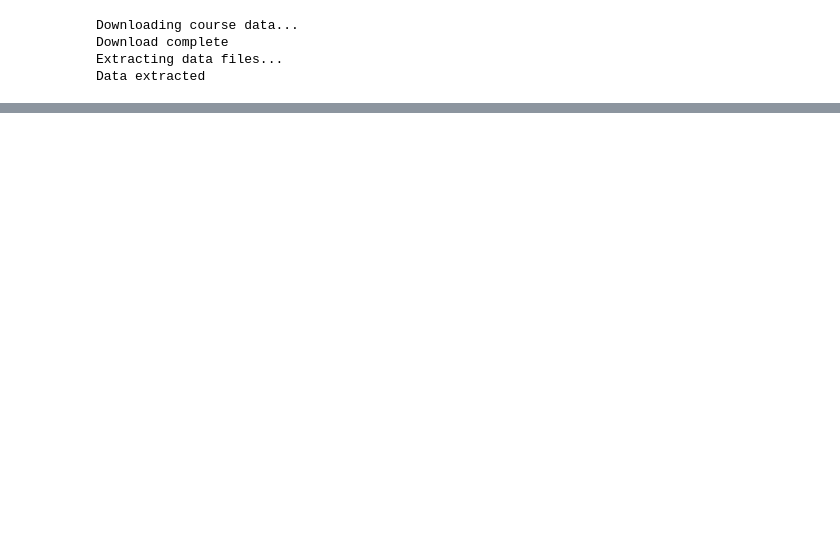
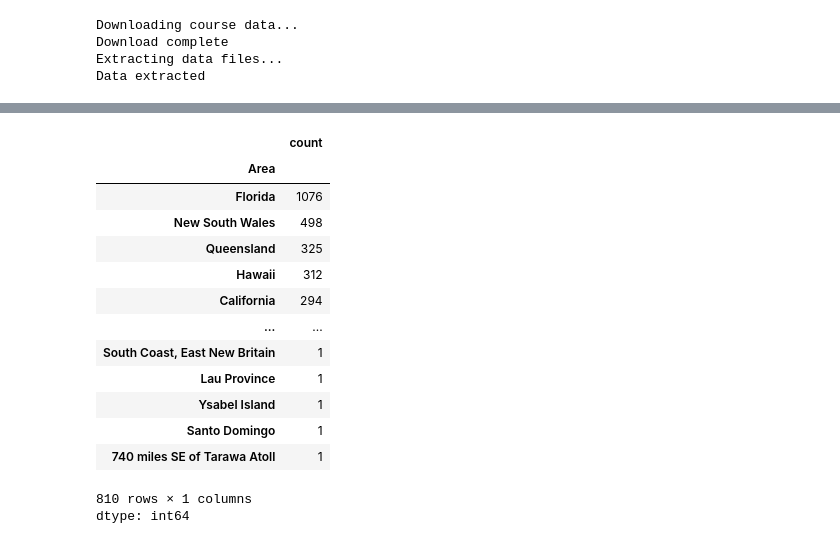
Before and after one commit to NickLarsonUVA/scratchpad, a Jupyter notebook: Inclass_1_20.ipynb, the cells around one changed output, grey strips where cells are left out. Drawn from its saved outputs; the diff is of its cells as text; code cells hidden in the pictures; blank space fills up the shorter version.

```diff
--- a/Inclass_1_20.ipynb
+++ b/Inclass_1_20.ipynb
@@ -48,0 +97,18 @@ Data extracted
+# %%
+df['Area'].value_counts()
+# %% [output]
+|  | count |
+| Area |  |
+| Florida | 1076 |
+| New South Wales | 498 |
+| Queensland | 325 |
+| Hawaii | 312 |
+| California | 294 |
+| ... | ... |
+| South Coast, East New Britain | 1 |
+| Lau Province | 1 |
+| Ysabel Island | 1 |
+| Santo Domingo | 1 |
+| 740 miles SE of Tarawa Atoll | 1 |
+810 rows × 1 columns
+dtype: int64
```
Also changed, not shown: parts of 8 cells of this notebook.
